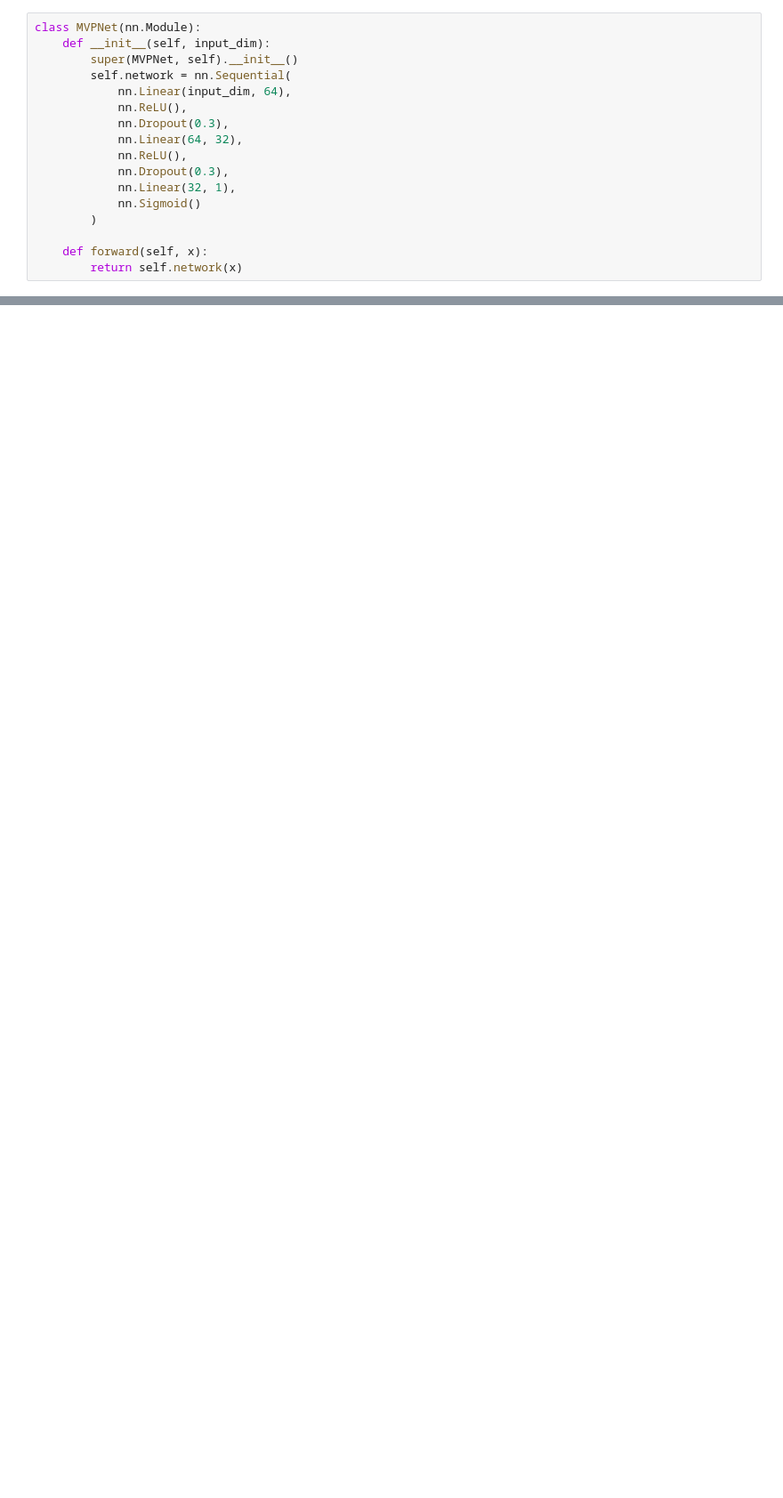
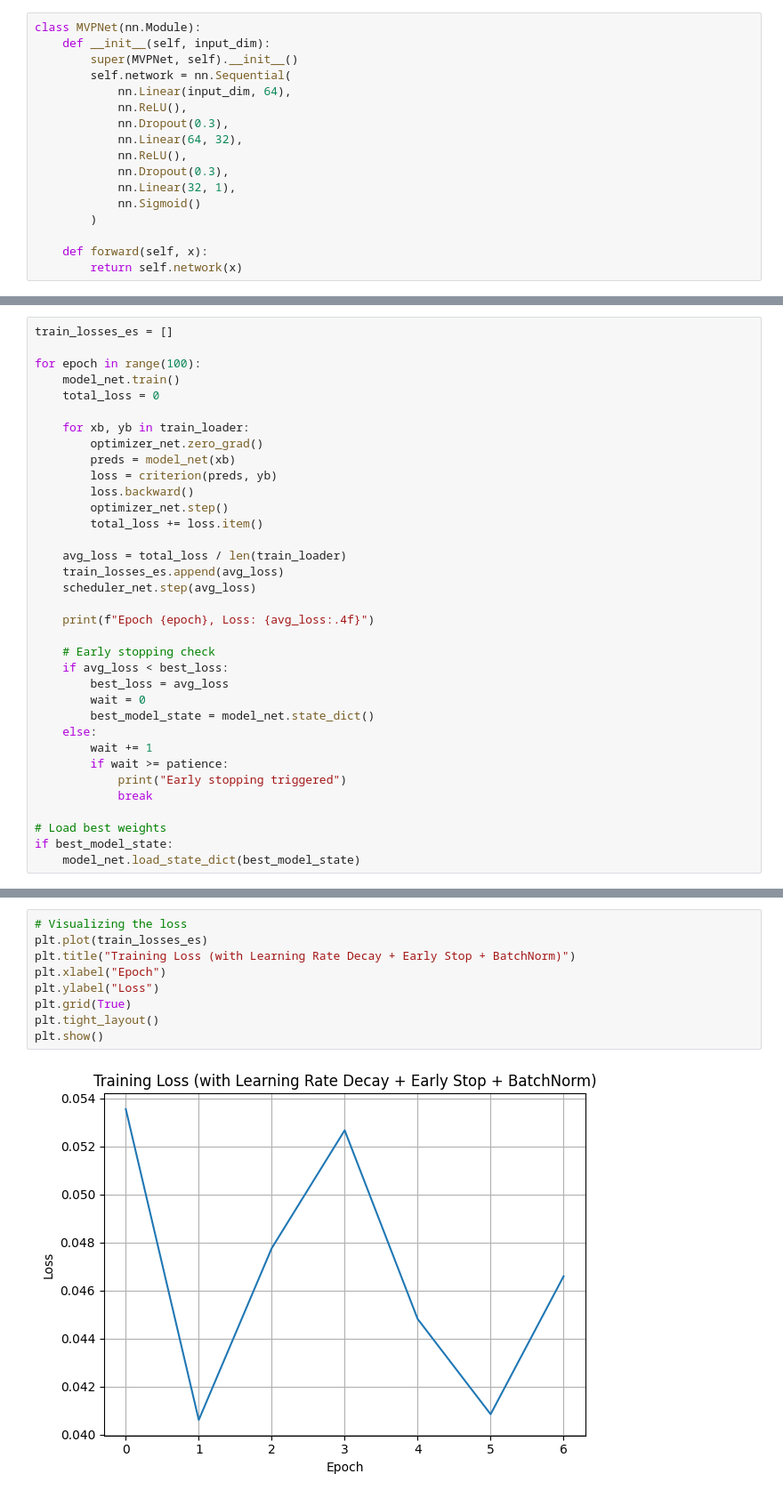
Before and after one commit to AutomationKay/General-Projects, a Jupyter notebook: nba_awards_predictions/src/models/08_model_mvp_predictions.ipynb, the cells around one changed output, grey strips where cells are left out. Shown at 89% size. Drawn from its saved outputs; the diff is of its cells as text; blank space fills up the shorter version.

```diff
--- a/nba_awards_predictions/src/models/08_model_mvp_predictions.ipynb
+++ b/nba_awards_predictions/src/models/08_model_mvp_predictions.ipynb
@@ -310,0 +517,35 @@ Correct MVP predictions (PyTorch NN): 11 / 15
+# %%
+train_losses_es = []
+
+for epoch in range(100):
+    model_net.train()
+    total_loss = 0
+
+    for xb, yb in train_loader:
+        optimizer_net.zero_grad()
+        preds = model_net(xb)
+        loss = criterion(preds, yb)
+        loss.backward()
+        optimizer_net.step()
+        total_loss += loss.item()
+
+    avg_loss = total_loss / len(train_loader)
+    train_losses_es.append(avg_loss)
+    scheduler_net.step(avg_loss)
+
+    print(f"Epoch {epoch}, Loss: {avg_loss:.4f}")
+
+    # Early stopping check
+    if avg_loss < best_loss:
+        best_loss = avg_loss
+        wait = 0
+        best_model_state = model_net.state_dict()
+    else:
+        wait += 1
+        if wait >= patience:
+            print("Early stopping triggered")
+            break
+
+# Load best weights
+if best_model_state:
+    model_net.load_state_dict(best_model_state)
@@ -310,0 +561,11 @@ Correct MVP predictions (PyTorch NN): 11 / 15
+# %%
+# Visualizing the loss
+plt.plot(train_losses_es)
+plt.title("Training Loss (with Learning Rate Decay + Early Stop + BatchNorm)")
+plt.xlabel("Epoch")
+plt.ylabel("Loss")
+plt.grid(True)
+plt.tight_layout()
+plt.show()
+# %% [output]
+[figure, added]
```
Also changed, not shown: parts of 36 cells of this notebook, 14 other files.
